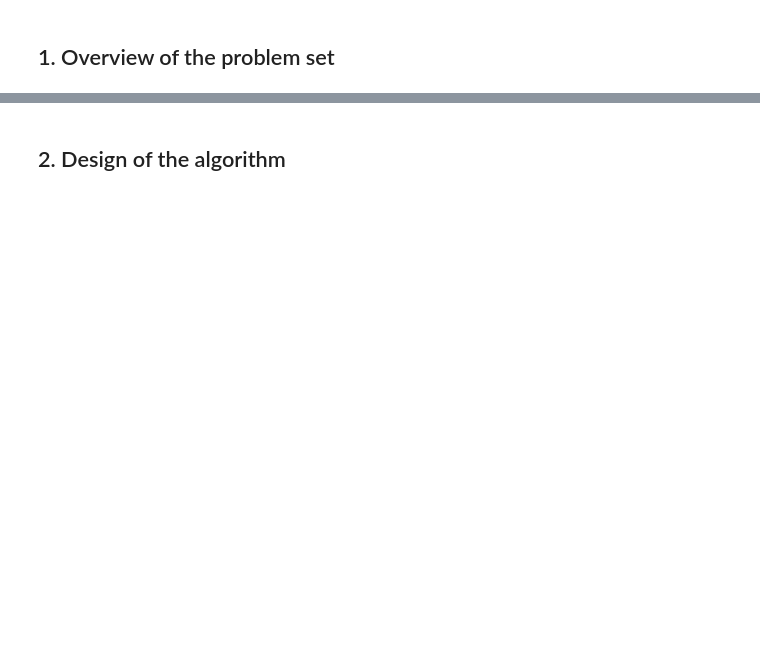
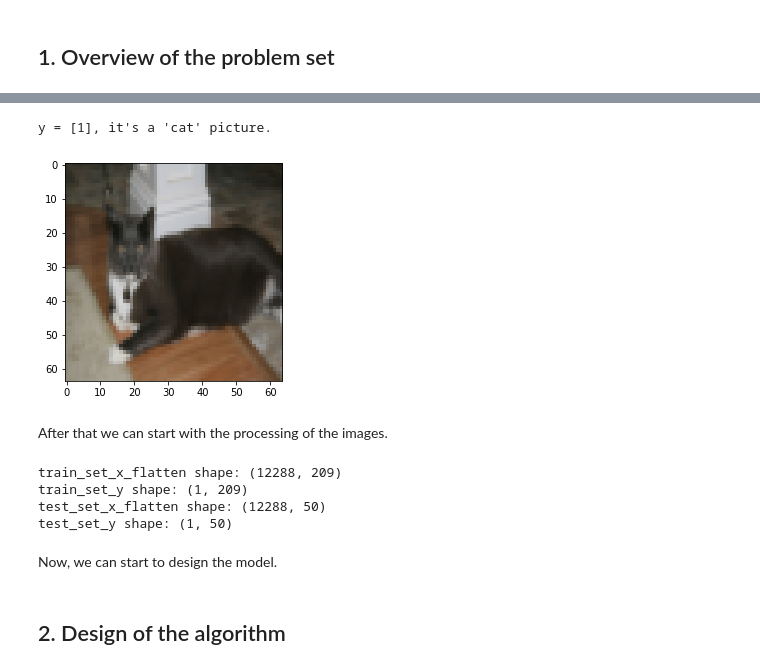
Before and after one commit to Vanitcode/Neural_network_Numpy_only, a Jupyter notebook: Neural_Network_code.ipynb, the cells around one changed output, grey strips where cells are left out. Saved outputs shown, nothing was run; the diff lists cells and outputs as text; code cells hidden in the pictures; blank space fills up the shorter version.

```diff
--- a/Neural_Network_code.ipynb
+++ b/Neural_Network_code.ipynb
@@ -25,0 +59,23 @@ from lr_utils import load_dataset #own function of the dataset useful to load it
+# %%
+index = 47
+plt.imshow(train_set_x_orig[index])
+print ("y = " + str(train_set_y[:, index]) + ", it's a '" + classes[np.squeeze(train_set_y[:, index])].decode("utf-8") +  "' picture.")
+# %% [output]
+y = [1], it's a 'cat' picture.
+[figure, added]
+# %% [markdown]
+After that we can start with the processing of the images.
+# %%
+# Reshaping the training and test examples
+train_set_x_flatten = train_set_x_orig.reshape(train_set_x_orig.shape[0],-1).T
+test_set_x_flatten = test_set_x_orig.reshape(test_set_x_orig.shape[0],-1).T
+
+print ("train_set_x_flatten shape: " + str(train_set_x_flatten.shape))
+print ("train_set_y shape: " + str(train_set_y.shape))
+print ("test_set_x_flatten shape: " + str(test_set_x_flatten.shape))
+print ("test_set_y shape: " + str(test_set_y.shape))
+# %% [output]
+train_set_x_flatten shape: (12288, 209)
+train_set_y shape: (1, 209)
+test_set_x_flatten shape: (12288, 50)
+test_set_y shape: (1, 50)
@@ -26,2 +86,4 @@ from lr_utils import load_dataset #own function of the dataset useful to load it
+# %% [markdown]
+Now, we can start to design the model.
 # %% [markdown]
 ## 2. Design of the algorithm
```
Also changed, not shown: parts of 21 cells of this notebook, 1 other file.
